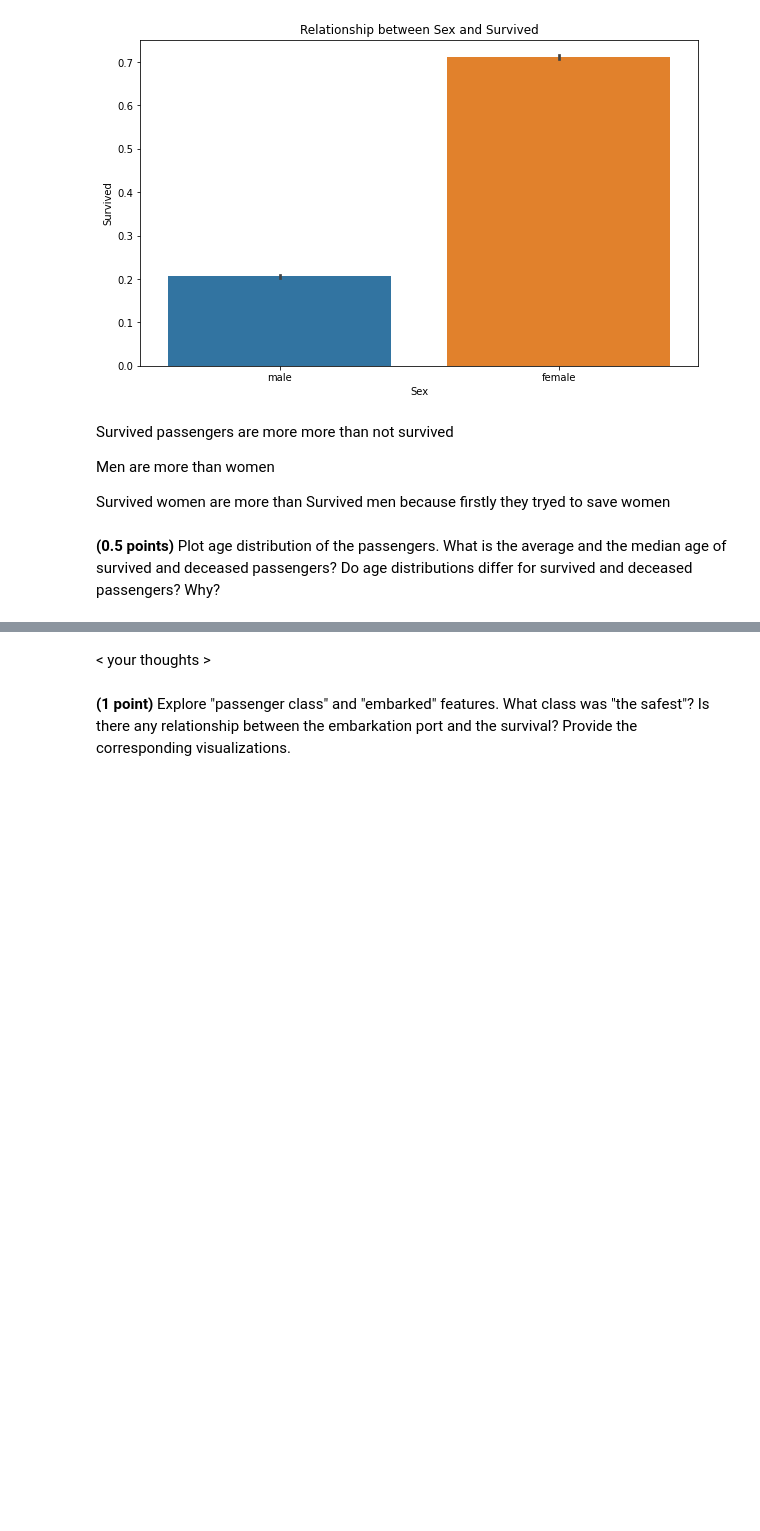
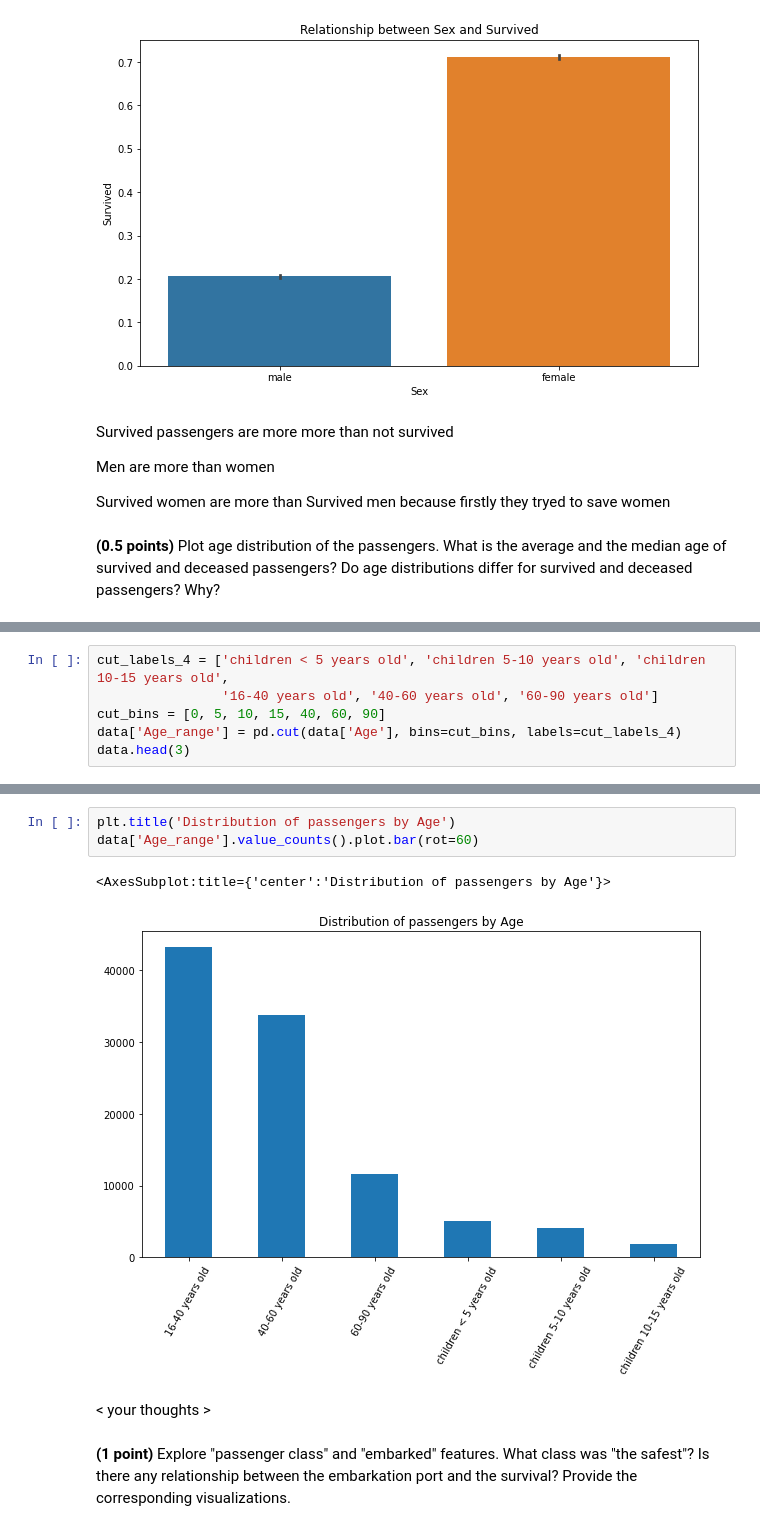
Before and after one commit to pmstangmailcom/rs_school, a Jupyter notebook: 5_hw_classification.ipynb, the cells around one changed output, grey strips where cells are left out. Drawn from its saved outputs; the diff is of its cells as text; blank space fills up the shorter version.

```diff
--- a/5_hw_classification.ipynb
+++ b/5_hw_classification.ipynb
@@ -586,0 +598,6 @@ Survived women are more than Survived men because firstly they tryed to save wom
+# %%
+cut_labels_4 = ['children < 5 years old', 'children 5-10 years old', 'children 10-15 years old',
+                '16-40 years old', '40-60 years old', '60-90 years old']
+cut_bins = [0, 5, 10, 15, 40, 60, 90]
+data['Age_range'] = pd.cut(data['Age'], bins=cut_bins, labels=cut_labels_4)
+data.head(3)
@@ -587,3 +610,9 @@ Survived women are more than Survived men because firstly they tryed to save wom
+# %%
+plt.title('Distribution of passengers by Age')
+data['Age_range'].value_counts().plot.bar(rot=60)
+# %% [output]
+<AxesSubplot:title={'center':'Distribution of passengers by Age'}>
+[figure, added]
 # %% [markdown]
 < your thoughts >
 # %% [markdown]
```
Also changed, not shown: parts of 3 cells of this notebook.
